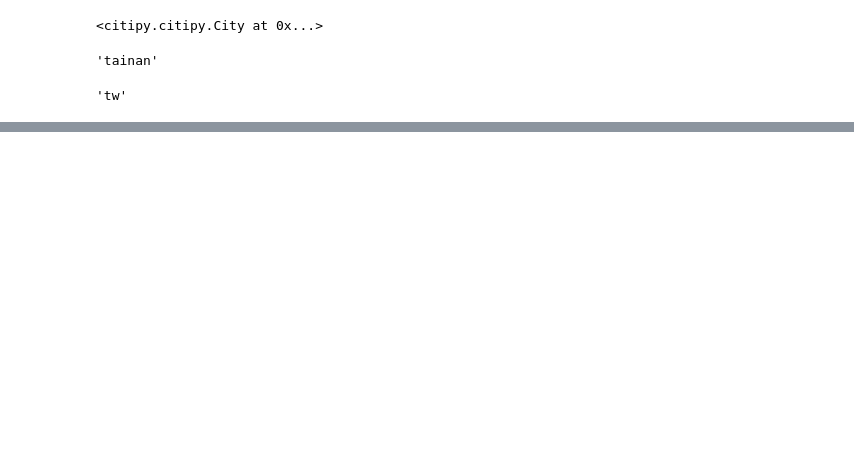
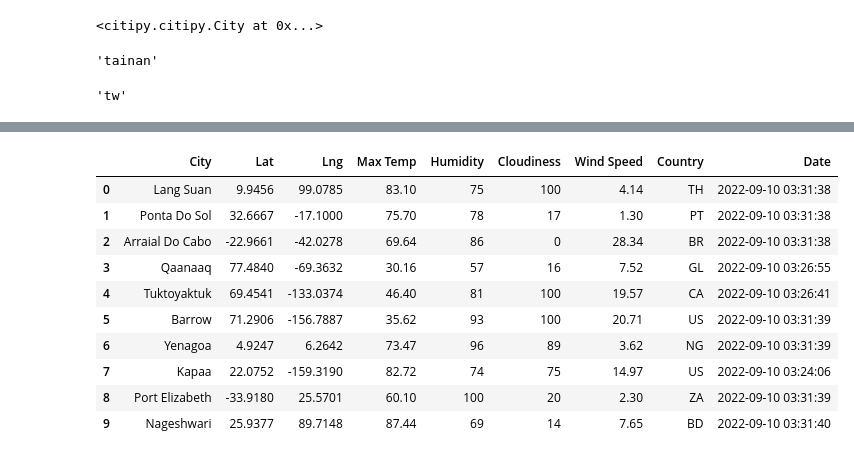
Before and after one commit to BennyPang96/Google_Project, a Jupyter notebook: WeatherPython.ipynb, the cells around one changed output, grey strips where cells are left out. Cells and saved outputs as stored; diff of their text form; code cells hidden in the pictures; blank space fills up the shorter version.

Commit message:
City data

```diff
--- a/WeatherPython.ipynb
+++ b/WeatherPython.ipynb
@@ -95,0 +108,6 @@ len(cities)
+# %%
+print("Beginning Data Retrieval     ")
+print("-----------------------------")
+
+record_count = 1
+set_count = 1
@@ -95,0 +117,36 @@ len(cities)
+# %%
+for i,city in enumerate(cities):
+    if(i%50 == 0 and i >= 50):
+        record_count=1
+        set_count+=1
+        time.sleep(60)
+    city_url = url + "&q=" + city.replace(" ","+")
+    print(f"Processing Record {record_count} of Set {set_count} | {city}")
+    record_count+=1
+    try:
+        city_weather = requests.get(city_url).json()
+        city_lat = city_weather["coord"]["lat"]
+        city_lng = city_weather["coord"]["lon"]
+        city_max_temp = city_weather["main"]["temp_max"]
+        city_humidity = city_weather["main"]["humidity"]
+        city_clouds = city_weather["clouds"]["all"]
+        city_wind = city_weather["wind"]["speed"]
+        city_country = city_weather["sys"]["country"]
+        city_date = datetime.utcfromtimestamp(city_weather["dt"]).strftime('%Y-%m-%d %H:%M:%S')
+        city_data.append({"City": city.title(),
+                          "Lat": city_lat,
+                          "Lng": city_lng,
+                          "Max Temp": city_max_temp,
+                          "Humidity": city_humidity,
+                          "Cloudiness": city_clouds,
+                          "Wind Speed": city_wind,
+                          "Country": city_country,
+                          "Date": city_date})
+
+    except:
+        print("City not found. Skipping...")
+        pass
+
+print("-----------------------------")
+print("Data Retrieval Complete      ")
+print("-----------------------------")
@@ -95,0 +171,15 @@ len(cities)
+# %%
+citydata_df = pd.DataFrame(city_data)
+citydata_df.head(10)
+# %% [output]
+|  | City | Lat | Lng | Max Temp | Humidity | Cloudiness | Wind Speed | Country | Date |
+| 0 | Lang Suan | 9.9456 | 99.0785 | 83.10 | 75 | 100 | 4.14 | TH | 2022-09-10 03:31:38 |
+| 1 | Ponta Do Sol | 32.6667 | -17.1000 | 75.70 | 78 | 17 | 1.30 | PT | 2022-09-10 03:31:38 |
+| 2 | Arraial Do Cabo | -22.9661 | -42.0278 | 69.64 | 86 | 0 | 28.34 | BR | 2022-09-10 03:31:38 |
+| 3 | Qaanaaq | 77.4840 | -69.3632 | 30.16 | 57 | 16 | 7.52 | GL | 2022-09-10 03:26:55 |
+| 4 | Tuktoyaktuk | 69.4541 | -133.0374 | 46.40 | 81 | 100 | 19.57 | CA | 2022-09-10 03:26:41 |
+| 5 | Barrow | 71.2906 | -156.7887 | 35.62 | 93 | 100 | 20.71 | US | 2022-09-10 03:31:39 |
+| 6 | Yenagoa | 4.9247 | 6.2642 | 73.47 | 96 | 89 | 3.62 | NG | 2022-09-10 03:31:39 |
+| 7 | Kapaa | 22.0752 | -159.3190 | 82.72 | 74 | 75 | 14.97 | US | 2022-09-10 03:24:06 |
+| 8 | Port Elizabeth | -33.9180 | 25.5701 | 60.10 | 100 | 20 | 2.30 | ZA | 2022-09-10 03:31:39 |
+| 9 | Nageshwari | 25.9377 | 89.7148 | 87.44 | 69 | 14 | 7.65 | BD | 2022-09-10 03:31:40 |
```
Also changed, not shown: parts of 14 cells of this notebook, 2 other files.
